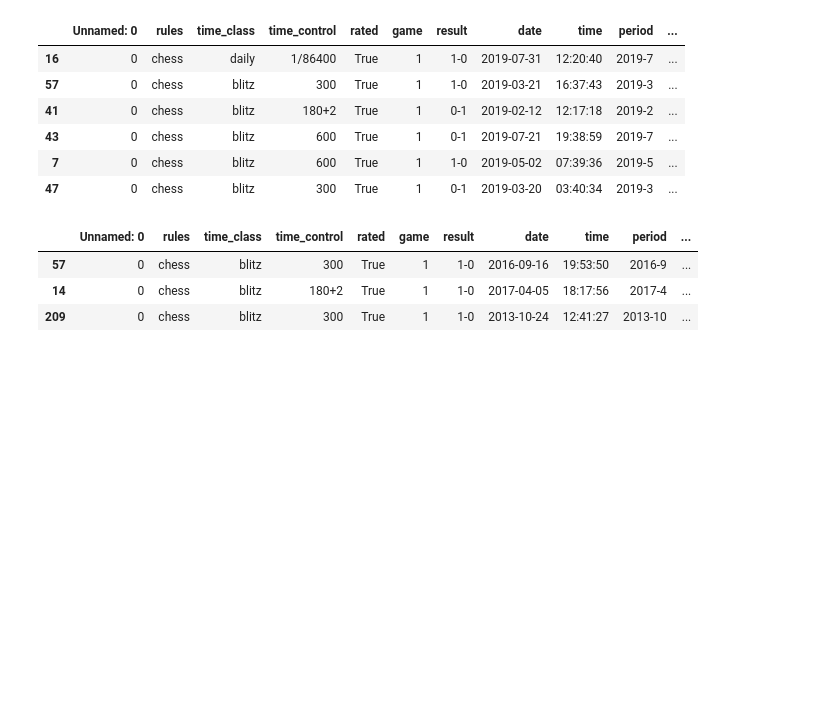
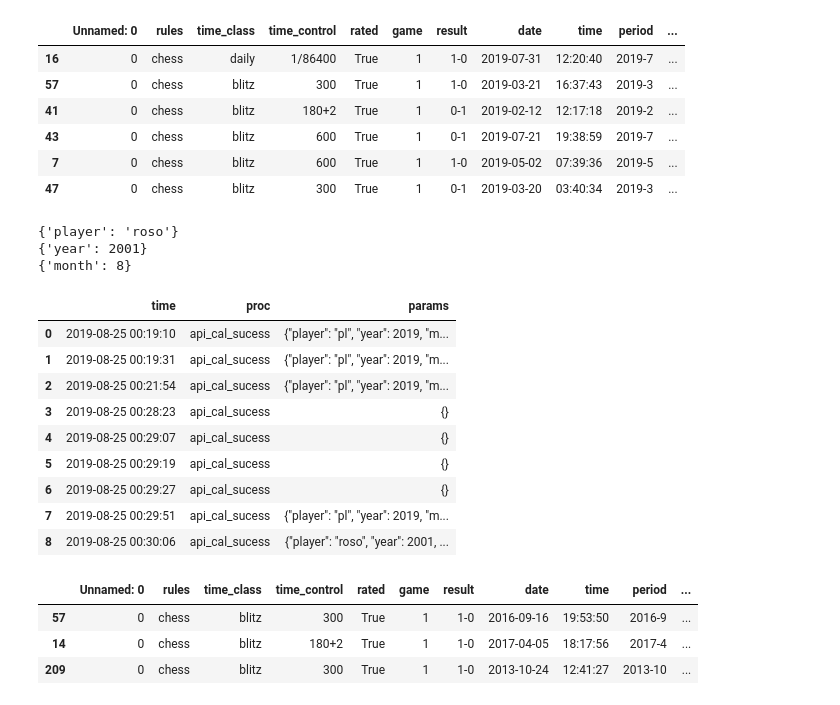
Before and after one commit to rosolimo212/chesscom, a Jupyter notebook: API_import.ipynb, the cells around one changed output. Drawn from its saved outputs; the diff is of its cells as text; code cells hidden in the pictures; blank space fills up the shorter version.

Commit message:
Add logging funct

```diff
--- a/API_import.ipynb
+++ b/API_import.ipynb
@@ -519,3 +550,37 @@ df.sample(6)
+# %%
+proc='api_cal_sucess'
+
+player='roso'
+year=2001
+month=8
+
+logging(proc,
+        [
+            {'player':player},
+            {'year': year},
+            {'month': month},
+        ]
+       )
+# %% [output]
+{'player': 'roso'}
+{'year': 2001}
+{'month': 8}
+# %%
+log_df=pd.read_csv('log.csv', header=None)
+log_df.columns=['time', 'proc', 'params']
+# %%
+log_df
+# %% [output]
+|  | time | proc | params |
+| 0 | 2019-08-25 00:19:10 | api_cal_sucess | {"player": "pl", "year": 2019, "m... |
+| 1 | 2019-08-25 00:19:31 | api_cal_sucess | {"player": "pl", "year": 2019, "m... |
+| 2 | 2019-08-25 00:21:54 | api_cal_sucess | {"player": "pl", "year": 2019, "m... |
+| 3 | 2019-08-25 00:28:23 | api_cal_sucess | {} |
+| 4 | 2019-08-25 00:29:07 | api_cal_sucess | {} |
+| 5 | 2019-08-25 00:29:19 | api_cal_sucess | {} |
+| 6 | 2019-08-25 00:29:27 | api_cal_sucess | {} |
+| 7 | 2019-08-25 00:29:51 | api_cal_sucess | {"player": "pl", "year": 2019, "m... |
+| 8 | 2019-08-25 00:30:06 | api_cal_sucess | {"player": "roso", "year": 2001, ... |
 # %%
 ds=learn_prepair(df, 'Rosolimo')
 #ds=learn_prepair(df, 'sever043')
```
Also changed, not shown: parts of 2 cells of this notebook.
